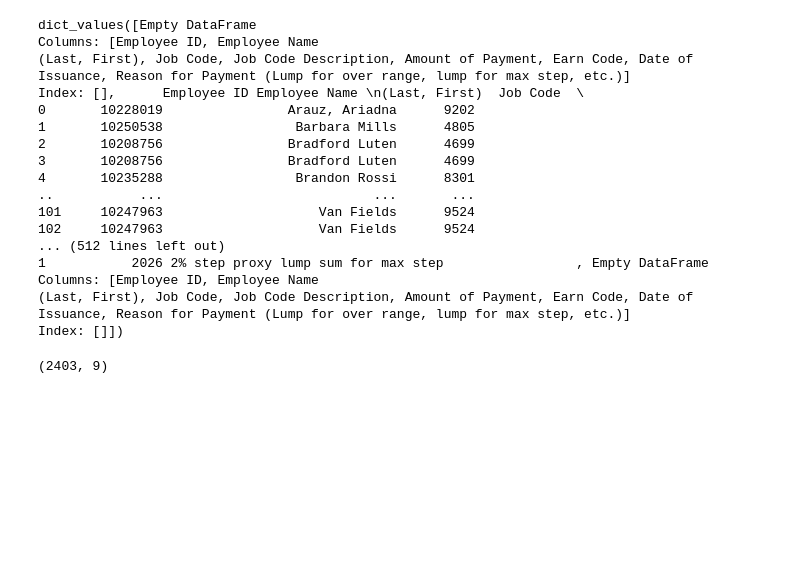
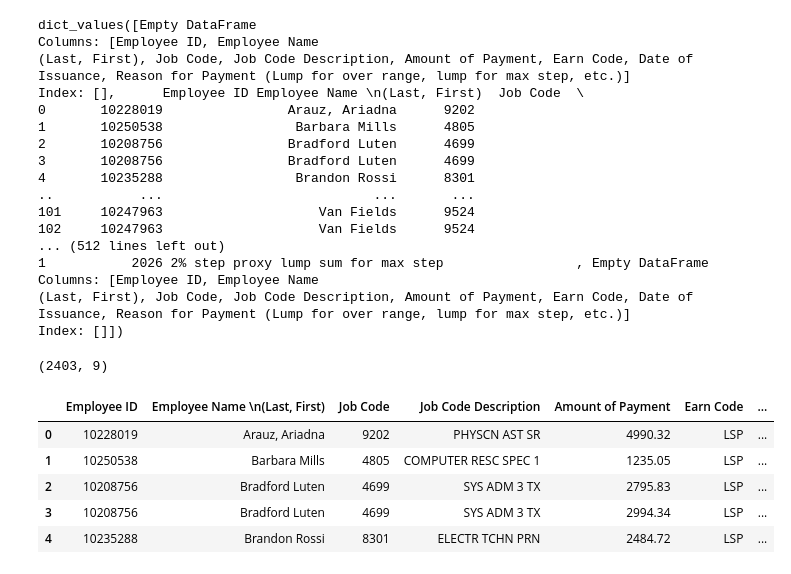
Before and after one commit to tougheye/Data_processing, a Jupyter notebook: Excel_combined.ipynb, the cells around one changed output. Cells and saved outputs as stored; diff of their text form; code cells hidden in the pictures; blank space fills up the shorter version.

```diff
--- a/Excel_combined.ipynb
+++ b/Excel_combined.ipynb
@@ -39,3 +39,12 @@ for tab in tabs:
 consolidated_df.shape
 # %% [output]
 (2403, 9)
+# %%
+consolidated_df.head()
+# %% [output]
+|  | Employee ID | Employee Name \n(Last, First) | Job Code | Job Code Description | Amount of Payment | Earn Code | ... |
+| 0 | 10228019 | Arauz, Ariadna | 9202 | PHYSCN AST SR | 4990.32 | LSP | ... |
+| 1 | 10250538 | Barbara Mills | 4805 | COMPUTER RESC SPEC 1 | 1235.05 | LSP | ... |
+| 2 | 10208756 | Bradford Luten | 4699 | SYS ADM 3 TX | 2795.83 | LSP | ... |
+| 3 | 10208756 | Bradford Luten | 4699 | SYS ADM 3 TX | 2994.34 | LSP | ... |
+| 4 | 10235288 | Brandon Rossi | 8301 | ELECTR TCHN PRN | 2484.72 | LSP | ... |
```
Also changed, not shown: parts of 1 cell of this notebook.
